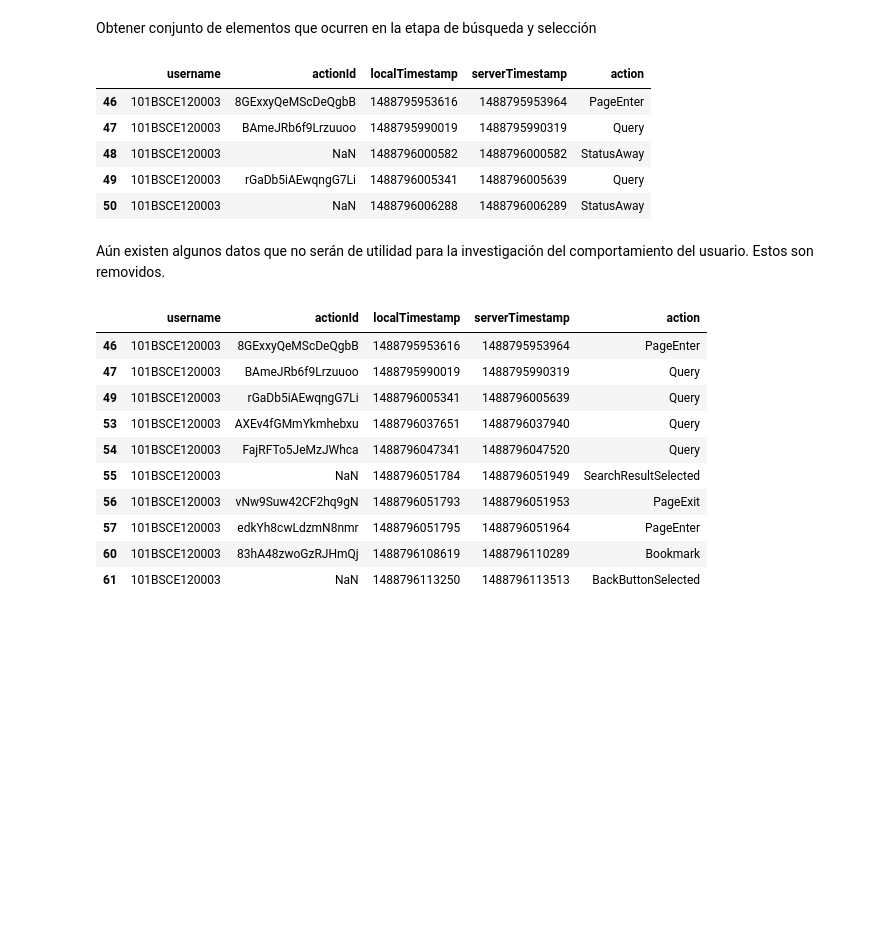
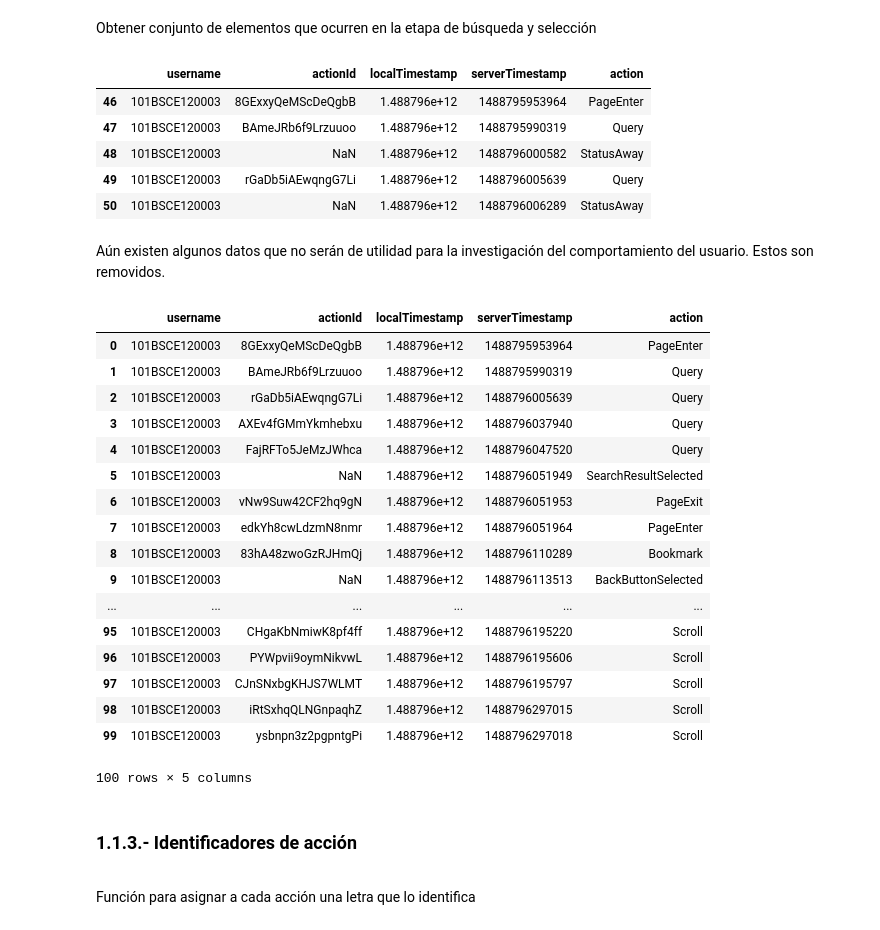
Before and after one commit to iorellana18/OSEMN, a Jupyter notebook: OSEMN.ipynb, the cells around one changed output. Drawn from its saved outputs; the diff is of its cells as text; code cells hidden in the pictures; blank space fills up the shorter version.

```diff
--- a/OSEMN.ipynb
+++ b/OSEMN.ipynb
@@ -232,40 +236,53 @@ def getEventsInSearchTask (users,events,timeTable):
         acumulator = pd.concat([acumulator,actionsPerUser])
     return acumulator
 # %%
-actionsInSearchTask = getEventsInSearchTask(usersPre,eventlogsPre,timeTablePre)
+actionsInSearchTask = getEventsInSearchTask(usersPre,actionsInSearchTask,timeTablePre)
 actionsInSearchTask.head()
 # %% [output]
 |  | username | actionId | localTimestamp | serverTimestamp | action |
-| 46 | 101BSCE120003 | 8GExxyQeMScDeQgbB | 1488795953616 | 1488795953964 | PageEnter |
-| 47 | 101BSCE120003 | BAmeJRb6f9Lrzuuoo | 1488795990019 | 1488795990319 | Query |
-| 48 | 101BSCE120003 | NaN | 1488796000582 | 1488796000582 | StatusAway |
-| 49 | 101BSCE120003 | rGaDb5iAEwqngG7Li | 1488796005341 | 1488796005639 | Query |
-| 50 | 101BSCE120003 | NaN | 1488796006288 | 1488796006289 | StatusAway |
+| 46 | 101BSCE120003 | 8GExxyQeMScDeQgbB | 1.488796e+12 | 1488795953964 | PageEnter |
+| 47 | 101BSCE120003 | BAmeJRb6f9Lrzuuoo | 1.488796e+12 | 1488795990319 | Query |
+| 48 | 101BSCE120003 | NaN | 1.488796e+12 | 1488796000582 | StatusAway |
+| 49 | 101BSCE120003 | rGaDb5iAEwqngG7Li | 1.488796e+12 | 1488796005639 | Query |
+| 50 | 101BSCE120003 | NaN | 1.488796e+12 | 1488796006289 | StatusAway |
 # %% [markdown]
 Aún existen algunos datos que no serán de utilidad para la investigación del comportamiento del usuario. Estos son removidos.
 # %%
 actionsInSearchTask = actionsInSearchTask[
     (actionsInSearchTask["action"]!="StatusAway") &
     (actionsInSearchTask["action"]!="StatusOnline") &
     (actionsInSearchTask["action"]!="BookmarkSelected") &
     (actionsInSearchTask["action"]!="StatusOffline") &
     (actionsInSearchTask["action"]!="TutorialSelected") &
     (actionsInSearchTask["action"]!="FormResponse") &
     (actionsInSearchTask["action"]!="Login") &
     (actionsInSearchTask["action"]!="SubtaskSelected") &
     (actionsInSearchTask["action"]!="Logout") &
     (actionsInSearchTask["action"]!="TimeoutTriggered")
                                          ]
-actionsInSearchTask.head(10)
+actionsInSearchTask = actionsInSearchTask.reset_index(drop=True)
+actionsInSearchTask.head(100)
 # %% [output]
 |  | username | actionId | localTimestamp | serverTimestamp | action |
-| 46 | 101BSCE120003 | 8GExxyQeMScDeQgbB | 1488795953616 | 1488795953964 | PageEnter |
-| 47 | 101BSCE120003 | BAmeJRb6f9Lrzuuoo | 1488795990019 | 1488795990319 | Query |
-| 49 | 101BSCE120003 | rGaDb5iAEwqngG7Li | 1488796005341 | 1488796005639 | Query |
-| 53 | 101BSCE120003 | AXEv4fGMmYkmhebxu | 1488796037651 | 1488796037940 | Query |
-| 54 | 101BSCE120003 | FajRFTo5JeMzJWhca | 1488796047341 | 1488796047520 | Query |
-| 55 | 101BSCE120003 | NaN | 1488796051784 | 1488796051949 | SearchResultSelected |
-| 56 | 101BSCE120003 | vNw9Suw42CF2hq9gN | 1488796051793 | 1488796051953 | PageExit |
-| 57 | 101BSCE120003 | edkYh8cwLdzmN8nmr | 1488796051795 | 1488796051964 | PageEnter |
-| 60 | 101BSCE120003 | 83hA48zwoGzRJHmQj | 1488796108619 | 1488796110289 | Bookmark |
-| 61 | 101BSCE120003 | NaN | 1488796113250 | 1488796113513 | BackButtonSelected |
+| 0 | 101BSCE120003 | 8GExxyQeMScDeQgbB | 1.488796e+12 | 1488795953964 | PageEnter |
+| 1 | 101BSCE120003 | BAmeJRb6f9Lrzuuoo | 1.488796e+12 | 1488795990319 | Query |
+| 2 | 101BSCE120003 | rGaDb5iAEwqngG7Li | 1.488796e+12 | 1488796005639 | Query |
+| 3 | 101BSCE120003 | AXEv4fGMmYkmhebxu | 1.488796e+12 | 1488796037940 | Query |
+| 4 | 101BSCE120003 | FajRFTo5JeMzJWhca | 1.488796e+12 | 1488796047520 | Query |
+| 5 | 101BSCE120003 | NaN | 1.488796e+12 | 1488796051949 | SearchResultSelected |
+| 6 | 101BSCE120003 | vNw9Suw42CF2hq9gN | 1.488796e+12 | 1488796051953 | PageExit |
+| 7 | 101BSCE120003 | edkYh8cwLdzmN8nmr | 1.488796e+12 | 1488796051964 | PageEnter |
+| 8 | 101BSCE120003 | 83hA48zwoGzRJHmQj | 1.488796e+12 | 1488796110289 | Bookmark |
+| 9 | 101BSCE120003 | NaN | 1.488796e+12 | 1488796113513 | BackButtonSelected |
+| ... | ... | ... | ... | ... | ... |
+| 95 | 101BSCE120003 | CHgaKbNmiwK8pf4ff | 1.488796e+12 | 1488796195220 | Scroll |
+| 96 | 101BSCE120003 | PYWpvii9oymNikvwL | 1.488796e+12 | 1488796195606 | Scroll |
+| 97 | 101BSCE120003 | CJnSNxbgKHJS7WLMT | 1.488796e+12 | 1488796195797 | Scroll |
+| 98 | 101BSCE120003 | iRtSxhqQLNGnpaqhZ | 1.488796e+12 | 1488796297015 | Scroll |
+| 99 | 101BSCE120003 | ysbnpn3z2pgpntgPi | 1.488796e+12 | 1488796297018 | Scroll |
+100 rows × 5 columns
+# %% [markdown]
+### 1.1.3.- Identificadores de acción
+<a id="actionsId"></a>
+# %% [markdown]
+Función para asignar a cada acción una letra que lo identifica
```
Also changed, not shown: parts of 11 cells of this notebook.
